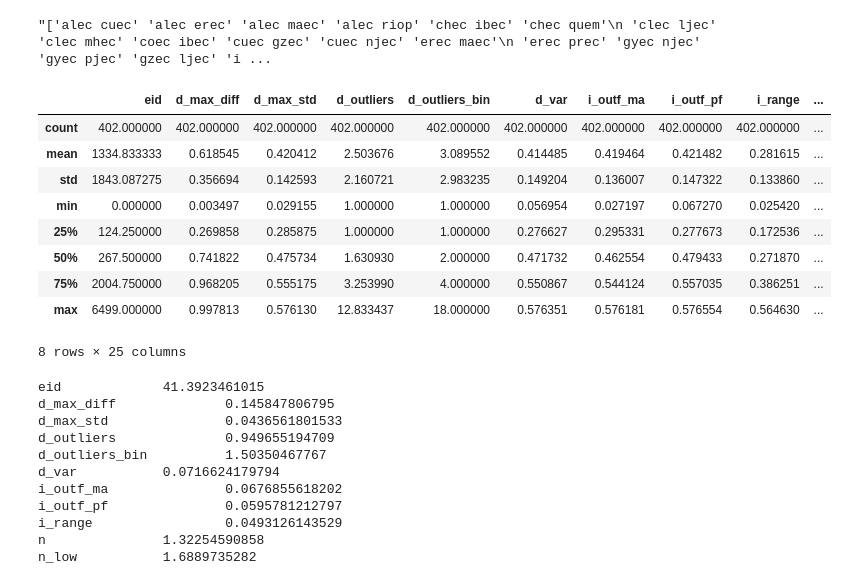
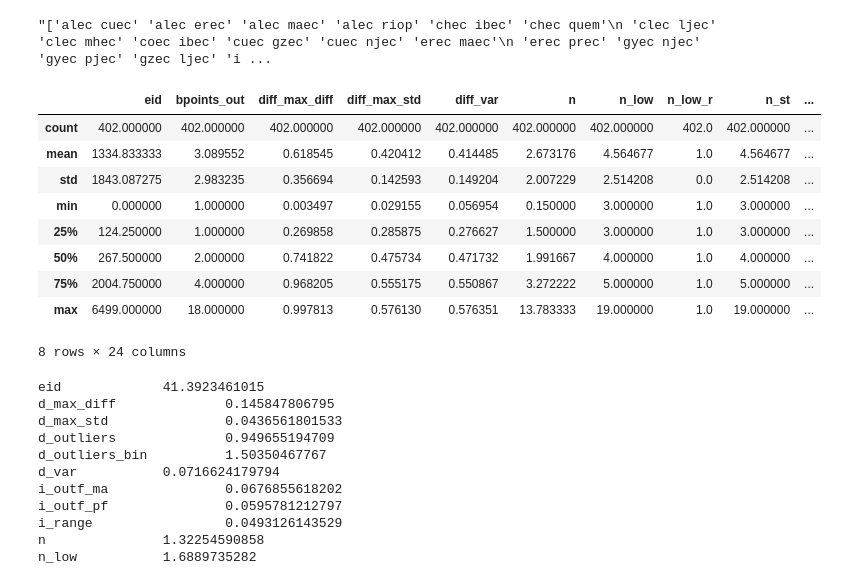
Before and after one commit to smsanchezn/forty_two, a Jupyter notebook: events_classification.ipynb, the cells around one changed output. Cells and saved outputs as stored; diff of their text form; code cells hidden in the pictures.

```diff
--- a/events_classification.ipynb
+++ b/events_classification.ipynb
@@ -177,19 +177,19 @@ event.ix[5233]["PAIRS"]#[event.N_PAIRS>20]
 print "Total time:", end - start
 # %%
 data_ori.describe()
+data = data_ori.copy()
 data.describe()
-#data = data_ori.copy()
 # %% [output]
-|  | eid | d_max_diff | d_max_std | d_outliers | d_outliers_bin | d_var | i_outf_ma | i_outf_pf | i_range | ... |
-| count | 402.000000 | 402.000000 | 402.000000 | 402.000000 | 402.000000 | 402.000000 | 402.000000 | 402.000000 | 402.000000 | ... |
-| mean | 1334.833333 | 0.618545 | 0.420412 | 2.503676 | 3.089552 | 0.414485 | 0.419464 | 0.421482 | 0.281615 | ... |
-| std | 1843.087275 | 0.356694 | 0.142593 | 2.160721 | 2.983235 | 0.149204 | 0.136007 | 0.147322 | 0.133860 | ... |
-| min | 0.000000 | 0.003497 | 0.029155 | 1.000000 | 1.000000 | 0.056954 | 0.027197 | 0.067270 | 0.025420 | ... |
-| 25% | 124.250000 | 0.269858 | 0.285875 | 1.000000 | 1.000000 | 0.276627 | 0.295331 | 0.277673 | 0.172536 | ... |
-| 50% | 267.500000 | 0.741822 | 0.475734 | 1.630930 | 2.000000 | 0.471732 | 0.462554 | 0.479433 | 0.271870 | ... |
-| 75% | 2004.750000 | 0.968205 | 0.555175 | 3.253990 | 4.000000 | 0.550867 | 0.544124 | 0.557035 | 0.386251 | ... |
-| max | 6499.000000 | 0.997813 | 0.576130 | 12.833437 | 18.000000 | 0.576351 | 0.576181 | 0.576554 | 0.564630 | ... |
+|  | eid | bpoints_out | diff_max_diff | diff_max_std | diff_var | n | n_low | n_low_r | n_st | ... |
+| count | 402.000000 | 402.000000 | 402.000000 | 402.000000 | 402.000000 | 402.000000 | 402.000000 | 402.0 | 402.000000 | ... |
+| mean | 1334.833333 | 3.089552 | 0.618545 | 0.420412 | 0.414485 | 2.673176 | 4.564677 | 1.0 | 4.564677 | ... |
+| std | 1843.087275 | 2.983235 | 0.356694 | 0.142593 | 0.149204 | 2.007229 | 2.514208 | 0.0 | 2.514208 | ... |
+| min | 0.000000 | 1.000000 | 0.003497 | 0.029155 | 0.056954 | 0.150000 | 3.000000 | 1.0 | 3.000000 | ... |
+| 25% | 124.250000 | 1.000000 | 0.269858 | 0.285875 | 0.276627 | 1.500000 | 3.000000 | 1.0 | 3.000000 | ... |
+| 50% | 267.500000 | 2.000000 | 0.741822 | 0.475734 | 0.471732 | 1.991667 | 4.000000 | 1.0 | 4.000000 | ... |
+| 75% | 2004.750000 | 4.000000 | 0.968205 | 0.555175 | 0.550867 | 3.272222 | 5.000000 | 1.0 | 5.000000 | ... |
+| max | 6499.000000 | 18.000000 | 0.997813 | 0.576130 | 0.576351 | 13.783333 | 19.000000 | 1.0 | 19.000000 | ... |
-8 rows × 25 columns
+8 rows × 24 columns
 # %%
 for col in data.columns:
     print col, "\t\t", data[col].describe()["std"]
```
Also changed, not shown: parts of 13 cells of this notebook.
